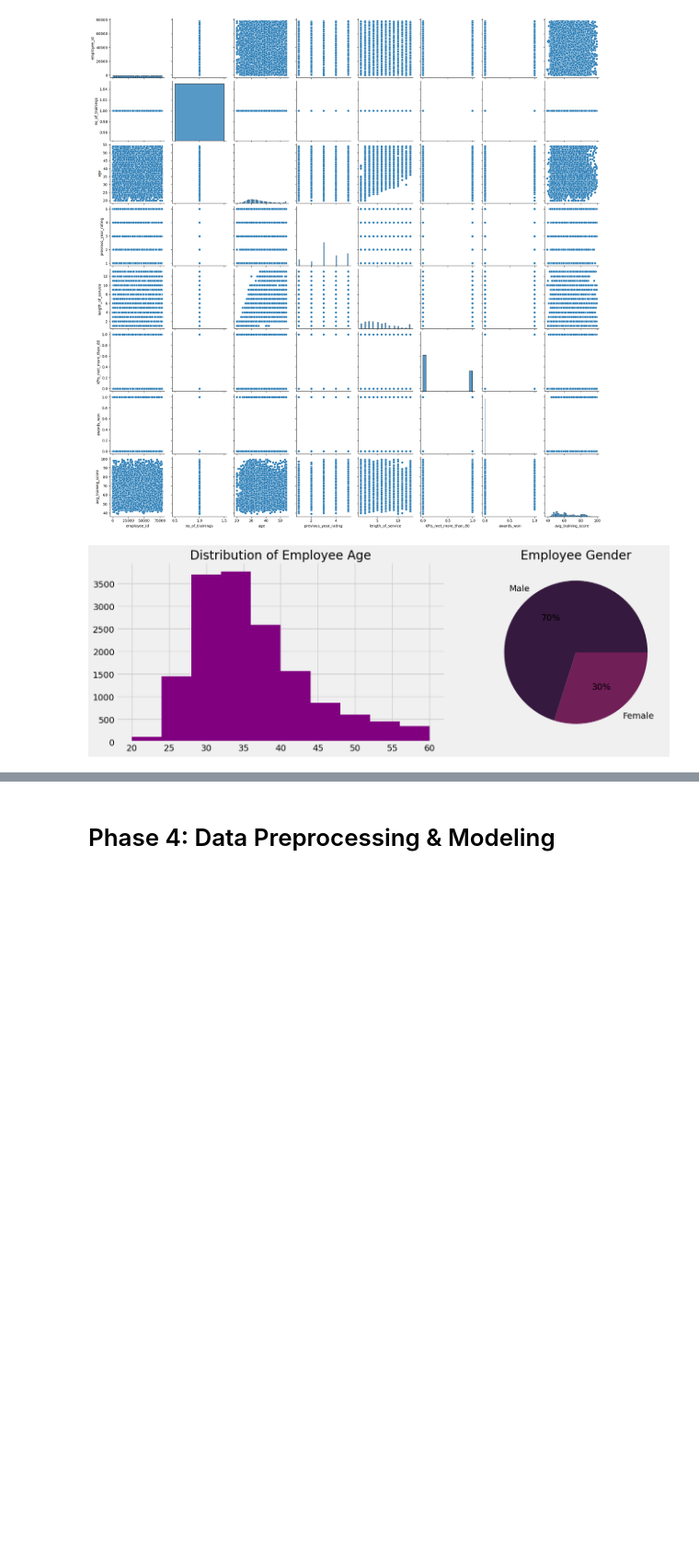
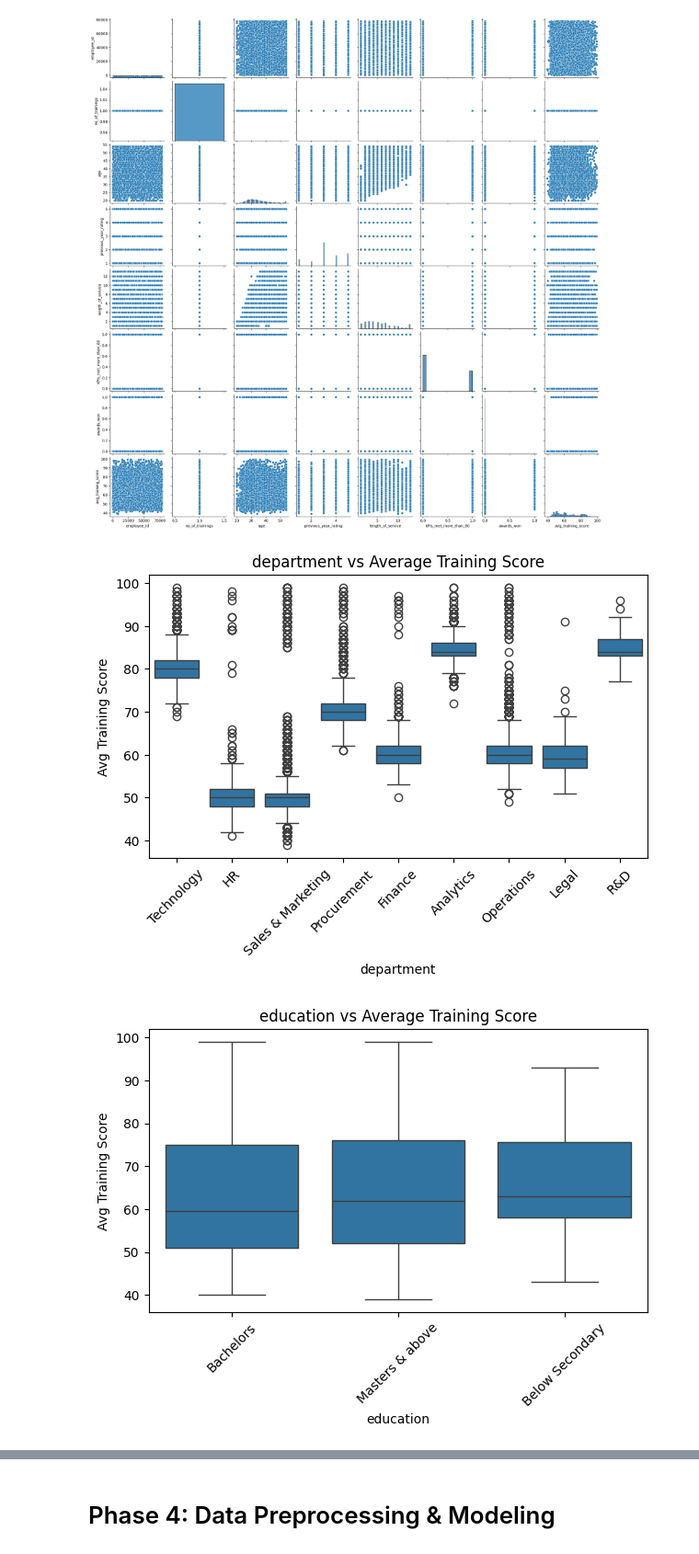
Before and after one commit to Melissiasamir/Employee-Segmentation-Clustering, a Jupyter notebook: Notebooks/notebook.ipynb, the cells around one changed output, grey strips where cells are left out. Shown at 92% size. Saved outputs shown, nothing was run; the diff lists cells and outputs as text; code cells hidden in the pictures; blank space fills up the shorter version.

```diff
--- a/Notebooks/notebook.ipynb
+++ b/Notebooks/notebook.ipynb
@@ -240,5 +195,3 @@ df[df['previous_year_rating'].isna()]
-# %%
-df.dropna(inplace=True)
 # %%
 # Verify that missing values are handled
 print("✅ Missing values after filling:")
@@ -359,6 +269,14 @@ plt.tight_layout(pad = 1.0)
 # %% [markdown]
 #### 🔹 Univariate Analysis
 # %%
-sns.countplot(x='awards_won', data=df)
-plt.show()
+# Univariate analysis for numerical features
+num_cols = df.select_dtypes(include=['int64', 'float64']).columns
+
+for col in num_cols:
+    plt.figure(figsize=(6,4))
+    sns.histplot(df[col], kde=True)
+    plt.title(f"Distribution of {col}")
+    plt.xlabel(col)
+    plt.ylabel("Frequency")
+    plt.show()
 # %% [output]
@@ -366,6 +291,12 @@ plt.show()
 # %%
-# 0 indicates that the employee did not meet 80% of the KPI target, 1 = met.
+# Univariate analysis for categorical features
+cat_cols = df.select_dtypes(include=['object']).columns
 
-sns.countplot(x='KPIs_met_more_than_80', data=df)
-plt.show()
+for col in cat_cols:
+    plt.figure(figsize=(6,4))
+    sns.countplot(y=col, data=df)
+    plt.title(f"Distribution of {col}")
+    plt.xlabel("Count")
+    plt.ylabel(col)
+    plt.show()
 # %% [output]
@@ -377,13 +314,17 @@ plt.show()
 # %% [output]
 [figure]
 # %%
-plt.style.use("fivethirtyeight")
-fig,ax=plt.subplots(ncols=2,nrows=1,figsize=(15,5))
-palette_color = sns.color_palette('rocket')
-ax[0].hist(x=df['age'],color='purple')
-ax[0].set_title("Distribution of Employee Age")
-ax[1].pie(df['gender'].value_counts(),autopct='%1.f%%',colors=palette_color,labels=['Male','Female'])
-ax[1].set_title("Employee Gender")
-plt.tight_layout();
+# Categorical vs training score
+categorical_features = ['department', 'education', 'KPIs_met_more_than_80', 'awards_won']
+
+for col in categorical_features:
+    plt.figure(figsize=(7,4))
+    sns.boxplot(x=col, y='avg_training_score', data=df)
+    plt.xticks(rotation=45)
+    plt.title(f"{col} vs Average Training Score")
+    plt.xlabel(col)
+    plt.ylabel("Avg Training Score")
+    plt.show()
 # %% [output]
-[figure, old version]
+[figure, new version]
+[figure, added]
```
Also changed, not shown: parts of 74 cells of this notebook, 1 other file.
